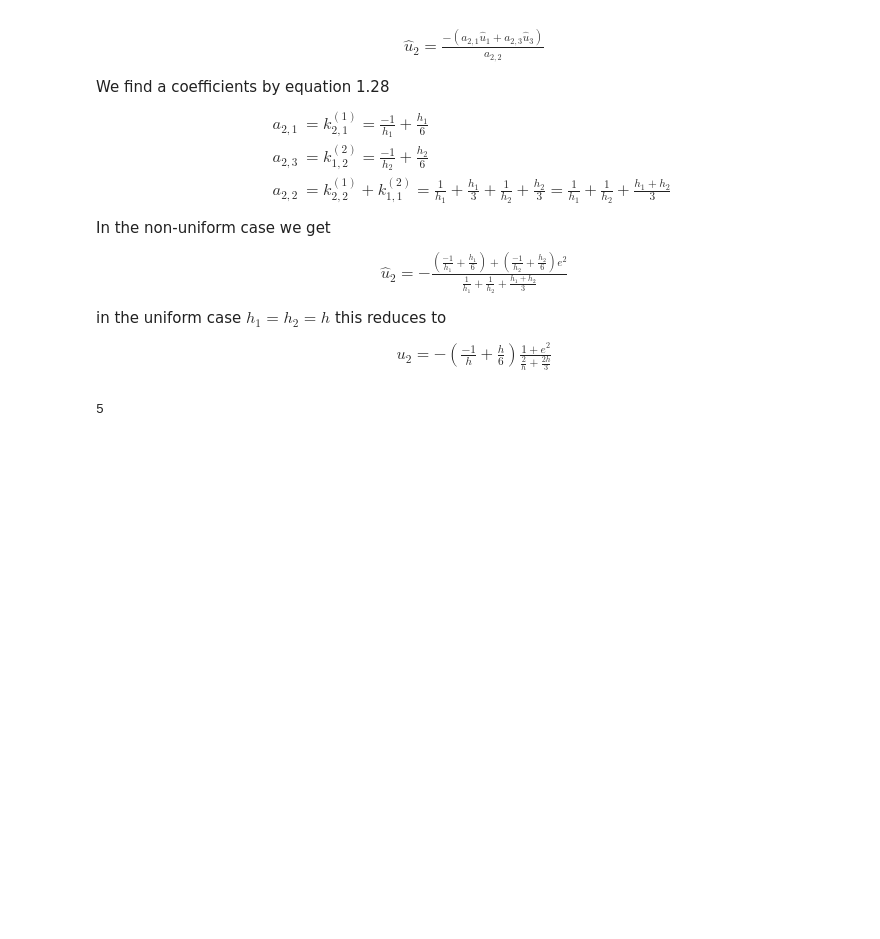
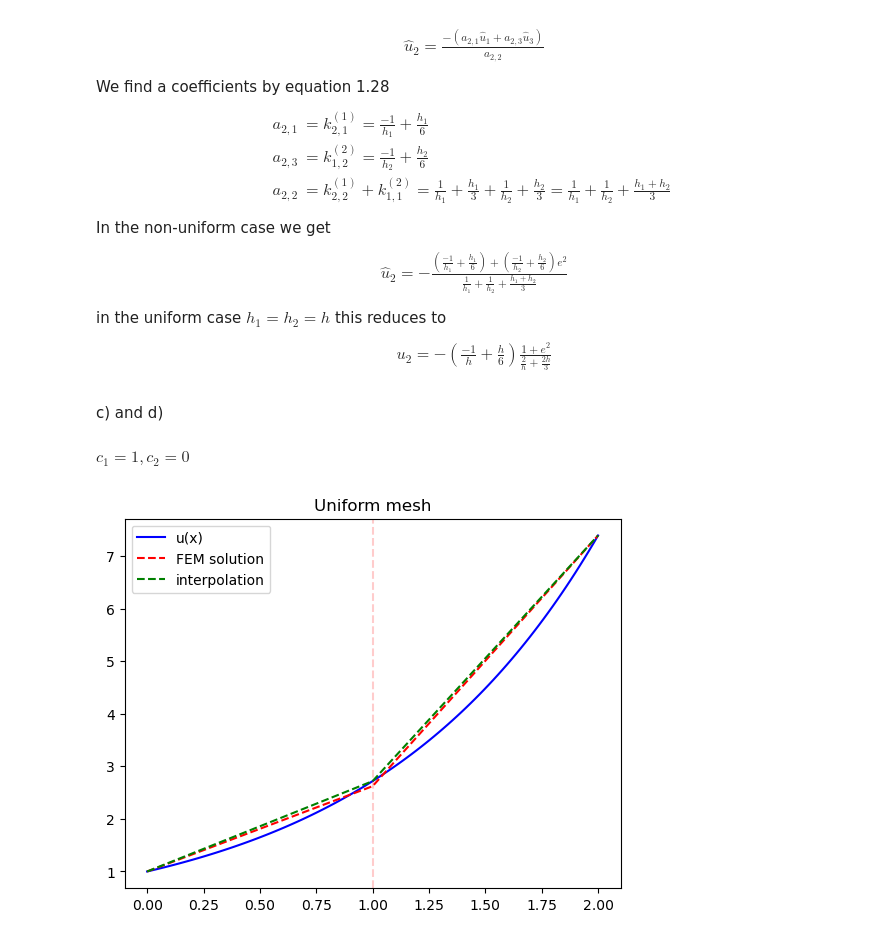
Before and after one commit to MarcusKNielsen/FEM, a Jupyter notebook: Assignment1.ipynb, the cells around one changed output. Saved outputs shown, nothing was run; the diff lists cells and outputs as text; code cells hidden in the pictures; blank space fills up the shorter version.

Commit message:
added plots

```diff
--- a/Assignment1.ipynb
+++ b/Assignment1.ipynb
@@ -60,5 +60,7 @@ in the uniform case $h_1=h_2=h$ this reduces to
 \begin{align*}
 \hat{u}_2 = - \left(\frac{-1}{h} + \frac{h}{6} \right) \frac{1+e^2}{ \frac{2}{h} + \frac{2h}{3} }
 \end{align*}
+# %% [markdown]
+c) and d)
 # %%
 import numpy as np
@@ -65,4 +68,40 @@ import numpy as np
-# %%
-2 + 3
-# %% [output]
-5
+# %% [markdown]
+$c_1 = 1, c_2 = 0$
+# %%
+L = 2
+c = 1
+d = np.exp(2)
+
+K = lambda h: np.array([[1/h + h/3, -1/h + h/6], [-1/h + h/6, 1/h + h/3]])
+u = lambda x: np.exp(x)
+
+def uhat(u1,u3,h1,h2):
+    K1 = K(h1)
+    K2 = K(h2)
+    a21 = K1[1,0]
+    a23 = K2[0,1]
+    a22 = K1[1,1] + K2[0,0]
+
+    return -(a21*u1+a23*u3)/(a22)
+
+# True values
+x = np.linspace(0, L, 100)
+plt.plot(x, u(x), 'b-',label="u(x)")
+
+# For uniform mesh:
+xunif = [0, L/2, L]
+yunif = [c, uhat(c,d,L/2,L/2), d]
+plt.plot(xunif, yunif, 'r--',label="FEM solution")
+plt.axvline(L/2, 0, L,alpha=0.2,color='red',linestyle='--')
+
+
+# interpolation mesh:
+xI = [0, L/2, L]
+yI = [c, u(1), d]
+plt.plot(xI, yI, 'g--',label="interpolation")
+
+plt.title("Uniform mesh")
+plt.legend()
+plt.show()
+# %% [output]
+[figure, added]
```
Also changed, not shown: parts of 2 cells of this notebook.
